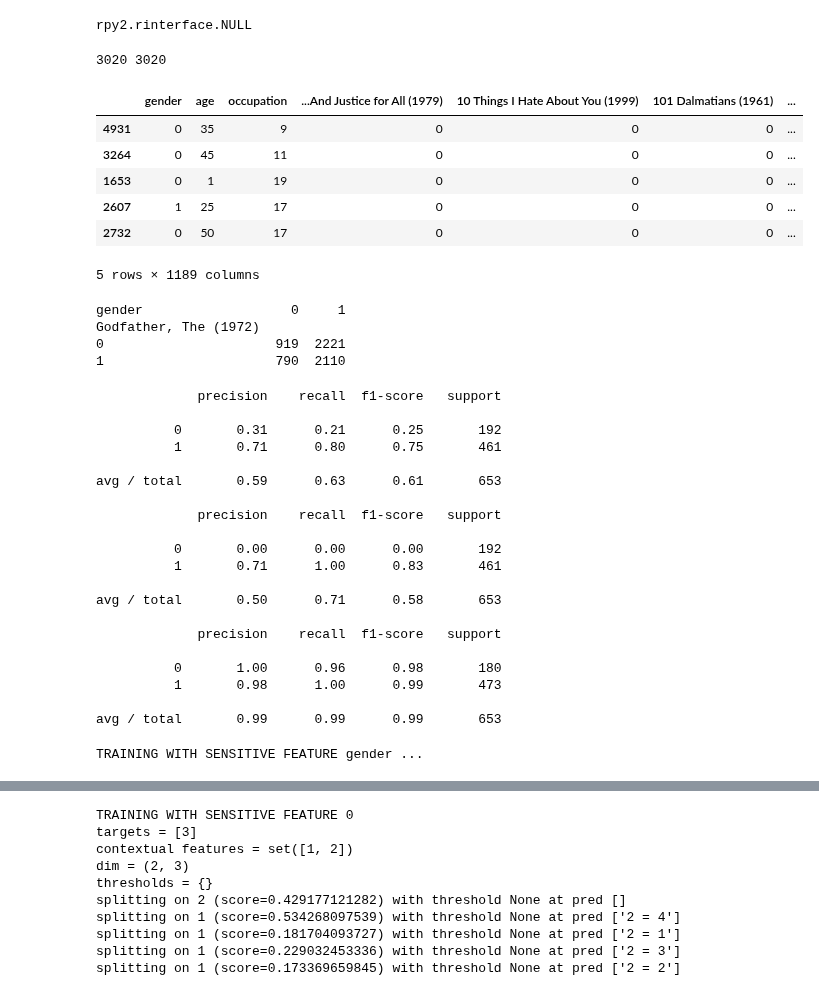
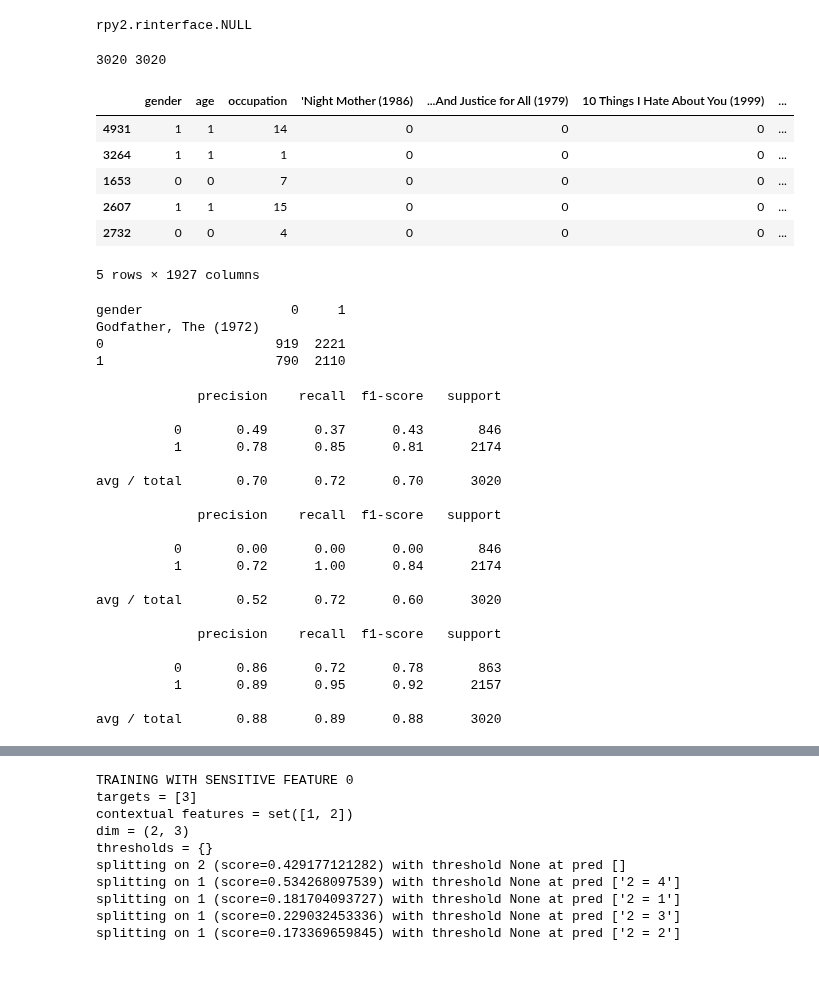
Before and after one commit to columbia/fairtest, a Jupyter notebook: src_new_api/test.ipynb, the cells around one changed output, grey strips where cells are left out. Saved outputs shown, nothing was run; the diff lists cells and outputs as text; code cells hidden in the pictures.

Commit message:
fixes in how we drop features during training. Add filtering for non-significant clusters. Add recommender results. Some changes to benchmark

```diff
--- a/src_new_api/test.ipynb
+++ b/src_new_api/test.ipynb
@@ -146,68 +146,68 @@ TARGET = 'Gorilla'
 dataname = 'movies.txt'
 data = pd.read_csv(
             #'../data/recommender/recommendations_raw_fifty_movies_per_user.txt',
-            '../data/recommender/recommendations_new.txt',
+            '../data/recommender/recommendations_rmse_raw.txt',
             header=0,
             sep=r'\s*\t\s*',
             engine='python',
             na_values="?")
-data = data.drop(['userID', 'avgScore', 'avgAlgScore'], axis=1)
-#data = data.drop(['userID', 'zip'], axis=1)
 TARGET = 'Labels'
-SENS = ['gender']
-if 'age' in SENS:
+data = data.drop(set(['userID', 'avgScore', 'RMSE', 'Labels'])-set([TARGET]), axis=1)
+SENS = ['age']
+if 'age' in SENS and TARGET == 'Labels':
     data['age'] = map(lambda a: '<=30' if a <=30 else '>30', data['age'])
+EXPL = []
 
-EXPL = []
-labeled_data = map(lambda s: ast.literal_eval(s), data[TARGET])
-#for labels in labeled_data:
-#    assert(len(labels) == 50)
-label_encoder = preprocessing.MultiLabelBinarizer()
-labeled_data = label_encoder.fit_transform(labeled_data)
-labels = label_encoder.classes_
-df_labels = pd.DataFrame(labeled_data, columns=labels)
-data = pd.concat([data.drop(TARGET, axis=1), df_labels], axis=1)
-TARGET = labels.tolist()
+if TARGET == 'Labels':
+    labeled_data = map(lambda s: ast.literal_eval(s), data[TARGET])
+    for labels in labeled_data:
+        assert(len(labels) == 50)
+    label_encoder = preprocessing.MultiLabelBinarizer()
+    labeled_data = label_encoder.fit_transform(labeled_data)
+    labels = label_encoder.classes_
+    df_labels = pd.DataFrame(labeled_data, columns=labels)
+    data = pd.concat([data.drop(TARGET, axis=1), df_labels], axis=1)
+    TARGET = labels.tolist()
 
 '''
 dataname = 'movies.txt'
 data = pd.read_csv(
             '../data/recommender/recommendations_new.txt',
             header=0,
             sep=r'\s*\t\s*',
             engine='python',
             na_values="?")
 data = data.drop(['userID', 'Labels', 'avgAlgScore'], axis=1)
 TARGET = 'avgScore'
 SENS = ['age']
 EXPL = []
 '''
 '''
 dataname = 'benchmark.csv'
 data = pd.read_csv(
             '../data/benchmark/benchmark.csv',
             header=0,
             sep=r'\s*,\s*',
             engine='python',
             na_values="?")
 TARGET = 'price'
 SENS = ['race', 'income']
 EXPL = []
 '''
 
 measures = {}
-exp = api2.Experiment(data, SENS, TARGET, EXPL, train_size=0.5, measures=measures, topk=20, random_state=RANDOM_SEED)
+exp = api2.Experiment(data, SENS, TARGET, EXPL, train_size=0.5, measures=measures, topk=200, random_state=RANDOM_SEED)
 print len(exp.train_set), len(exp.test_set)
 exp.train_set.tail()
 # %% [output]
 3020 3020
-|  | gender | age | occupation | ...And Justice for All (1979) | 10 Things I Hate About You (1999) | 101 Dalmatians (1961) | ... |
-| 4931 | 0 | 35 | 9 | 0 | 0 | 0 | ... |
-| 3264 | 0 | 45 | 11 | 0 | 0 | 0 | ... |
-| 1653 | 0 | 1 | 19 | 0 | 0 | 0 | ... |
-| 2607 | 1 | 25 | 17 | 0 | 0 | 0 | ... |
-| 2732 | 0 | 50 | 17 | 0 | 0 | 0 | ... |
+|  | gender | age | occupation | 'Night Mother (1986) | ...And Justice for All (1979) | 10 Things I Hate About You (1999) | ... |
+| 4931 | 1 | 1 | 14 | 0 | 0 | 0 | ... |
+| 3264 | 1 | 1 | 1 | 0 | 0 | 0 | ... |
+| 1653 | 0 | 0 | 7 | 0 | 0 | 0 | ... |
+| 2607 | 1 | 1 | 15 | 0 | 0 | 0 | ... |
+| 2732 | 0 | 0 | 4 | 0 | 0 | 0 | ... |
-5 rows × 1189 columns
+5 rows × 1927 columns
 # %%
 print pd.crosstab(data['Godfather, The (1972)'], data['gender'])
 # %% [output]
@@ -233,32 +233,30 @@ print classification_report(exp.train_set[SENS].values.flatten(), y_pred)
 # %% [output]
              precision    recall  f1-score   support
 
-          0       0.31      0.21      0.25       192
-          1       0.71      0.80      0.75       461
+          0       0.49      0.37      0.43       846
+          1       0.78      0.85      0.81      2174
 
-avg / total       0.59      0.63      0.61       653
+avg / total       0.70      0.72      0.70      3020
 
              precision    recall  f1-score   support
 
-          0       0.00      0.00      0.00       192
-          1       0.71      1.00      0.83       461
+          0       0.00      0.00      0.00       846
+          1       0.72      1.00      0.84      2174
 
-avg / total       0.50      0.71      0.58       653
+avg / total       0.52      0.72      0.60      3020
 
              precision    recall  f1-score   support
 
-          0       1.00      0.96      0.98       180
-          1       0.98      1.00      0.99       473
+          0       0.86      0.72      0.78       863
+          1       0.89      0.95      0.92      2157
 
-avg / total       0.99      0.99      0.99       653
+avg / total       0.88      0.89      0.88      3020
 # %%
 imp.reload(fm)
 imp.reload(cat_tree)
 import cProfile
 
-exp.train(score_aggregation='avg', min_leaf_size=100, max_depth=5)
+exp.train(score_aggregation='avg', min_leaf_size=100, max_depth=0)
-# %% [output]
-TRAINING WITH SENSITIVE FEATURE gender ...
 # %%
 imp.reload(multitest)
 imp.reload(fm)
```
Also changed, not shown: parts of 2 cells of this notebook, 5 other files.
